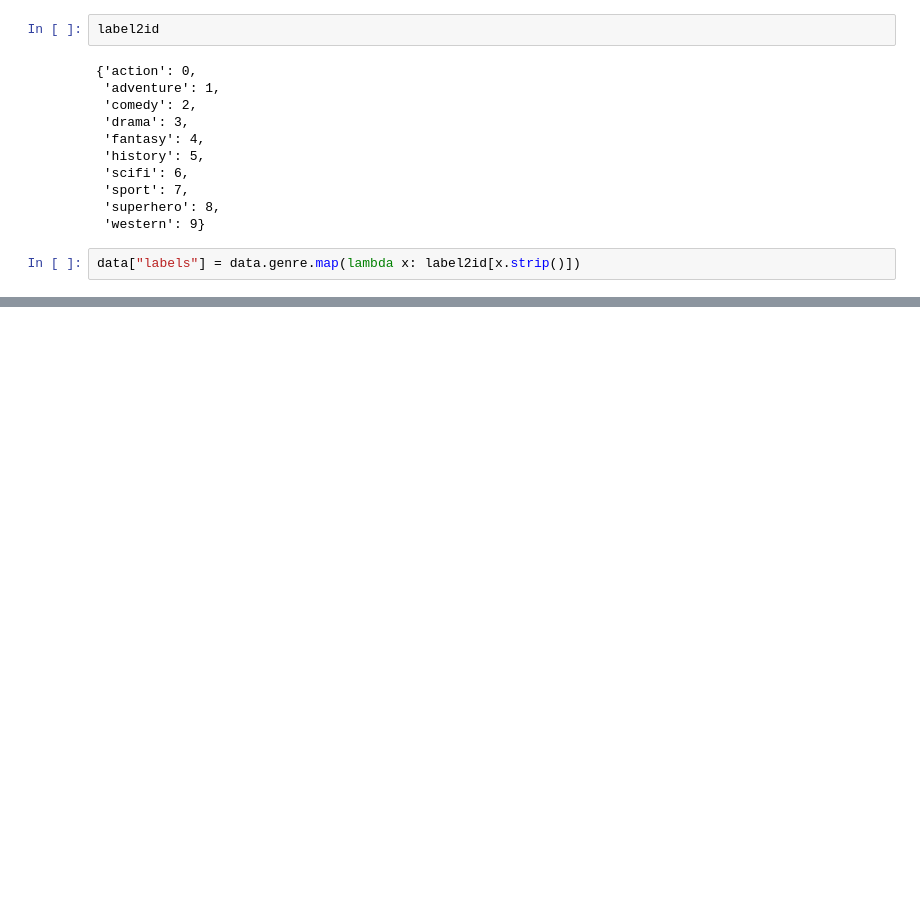
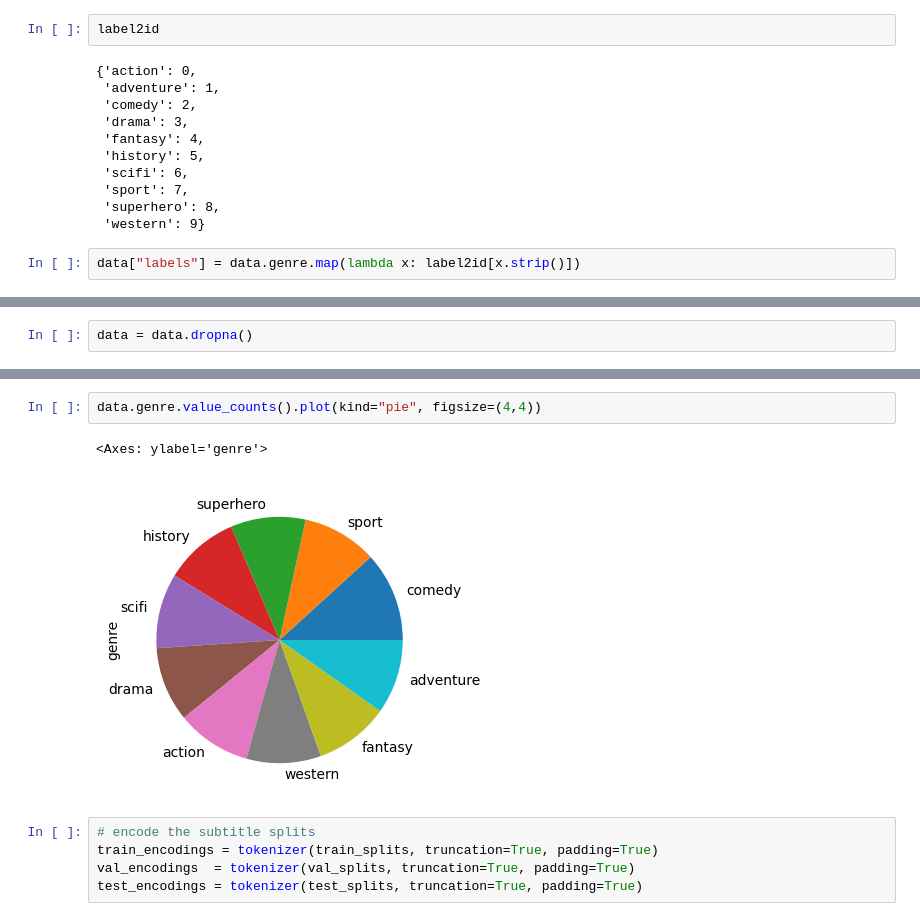
Before and after one commit to tiost100/Movie-Genre-Recognition, a Jupyter notebook: bert_classifier.ipynb, the cells around one changed output, grey strips where cells are left out. Saved outputs shown, nothing was run; the diff lists cells and outputs as text; blank space fills up the shorter version.

```diff
--- a/bert_classifier.ipynb
+++ b/bert_classifier.ipynb
@@ -78,0 +127,2 @@ data.head()
+# %%
+data = data.dropna()
@@ -78,0 +159,10 @@ data.head()
+# %%
+data.genre.value_counts().plot(kind="pie", figsize=(4,4))
+# %% [output]
+<Axes: ylabel='genre'>
+[figure, added]
+# %%
+# encode the subtitle splits
+train_encodings = tokenizer(train_splits, truncation=True, padding=True)
+val_encodings  = tokenizer(val_splits, truncation=True, padding=True)
+test_encodings = tokenizer(test_splits, truncation=True, padding=True)
```
Also changed, not shown: parts of 23 cells of this notebook.
